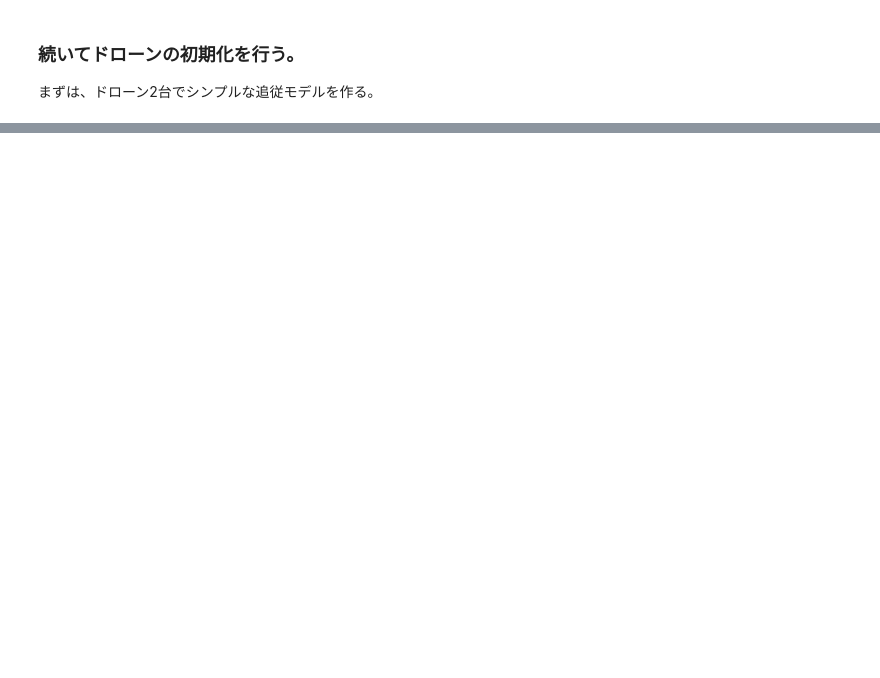
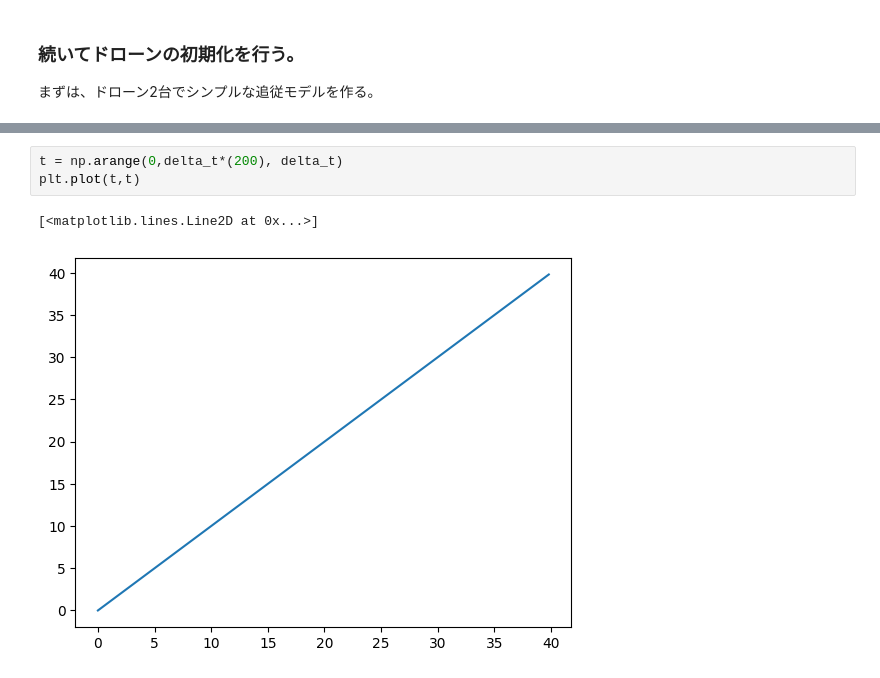
Before and after one commit to Aki-Fujita/drone_simulation, a Jupyter notebook: work/Simulator.ipynb, the cells around one changed output, grey strips where cells are left out. Cells and saved outputs as stored; diff of their text form; blank space fills up the shorter version.

Commit message:
np.arangeが変な挙動をしたので修正

```diff
--- a/work/Simulator.ipynb
+++ b/work/Simulator.ipynb
@@ -27,0 +80,6 @@ print(follower.xcorList)
+# %%
+t = np.arange(0,delta_t*(200), delta_t)
+plt.plot(t,t)
+# %% [output]
+[<matplotlib.lines.Line2D at 0x...>]
+[figure, added]
```
Also changed, not shown: parts of 5 cells of this notebook.
